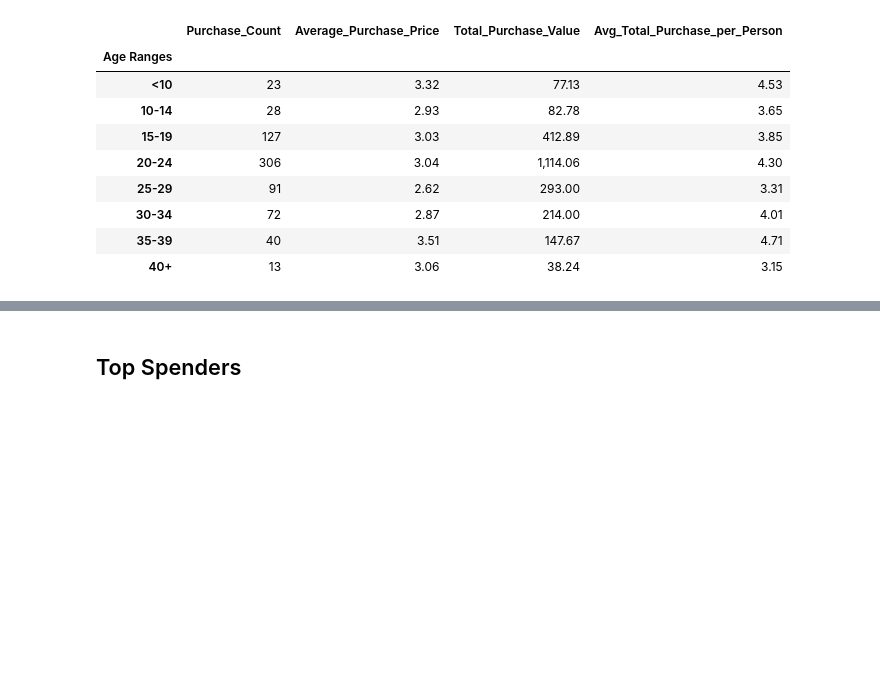
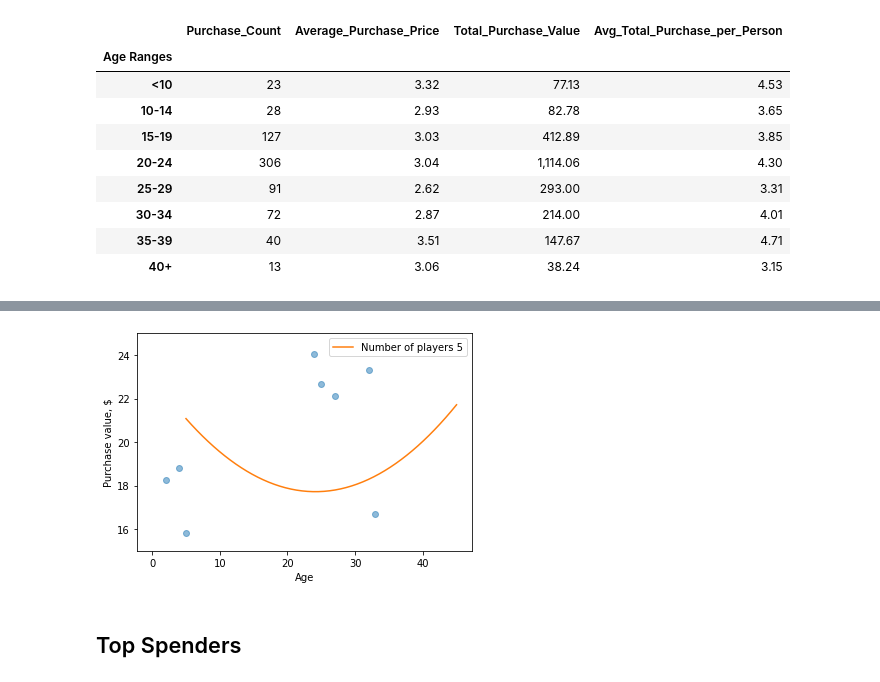
Before and after one commit to OlegRyzhkov2020/pandas-challenge, a Jupyter notebook: HeroesOfPymoli/HeroesOfPymoli_starter.ipynb, the cells around one changed output, grey strips where cells are left out. Drawn from its saved outputs; the diff is of its cells as text; code cells hidden in the pictures; blank space fills up the shorter version.

```diff
--- a/HeroesOfPymoli/HeroesOfPymoli_starter.ipynb
+++ b/HeroesOfPymoli/HeroesOfPymoli_starter.ipynb
@@ -88,17 +103,13 @@ Text(0.5, 1.0, 'Number of players over age')
 # %%
 #Binning
-age_df=age_df.reset_index()
-
 group_names = ["<10", "10-14", "15-19", "20-24","25-29","30-34","35-39","40+"]
 bins = [0,10,15,20,25,30,35,40,46]
 age_df["Age Ranges"] = pd.cut(age_df["Age"], bins=bins,right = False, labels=group_names)
-age_df
-
-age_df = age_df.groupby("Age Ranges").agg(Purchase_Count = ('Number_of_Unique_Items', 'sum'),
+age_sum_df = age_df.groupby("Age Ranges").agg(Purchase_Count = ('Number_of_Unique_Items', 'sum'),
                                           Average_Purchase_Price = ('Average_Price_USD','mean'),
-                                          Total_Purchase_Value =('Revenue_USD', 'sum'),
-                                          Avg_Total_Purchase_per_Person = ('Revenue_per_Person', 'mean'))
-age_df
+                                          Total_Purchase_Value =('Purchase_Value_USD', 'sum'),
+                                          Avg_Total_Purchase_per_Person = ('Purchase_Value_per_Person', 'mean'))
+age_sum_df
 # %% [output]
 |  | Purchase_Count | Average_Purchase_Price | Total_Purchase_Value | Avg_Total_Purchase_per_Person |
 | Age Ranges |  |  |  |  |
@@ -113,3 +128,32 @@ age_df
+# %%
+# Extract the actual data
+real_purchase = age_df['Purchase_Value_USD']
+age_df['Age_2']= age_df['Age']**2
+age_df['Number_of_Players_2']= age_df['Number_of_Players']**2
+results = smf.ols('real_purchase ~ Age + Age_2 + Number_of_Players + Number_of_Players_2', data=age_df).fit()
+
+# Make the Prediction DataSet
+predict_df = pd.DataFrame()
+predict_df['Age'] = np.linspace(5, 45)
+predict_df['Number_of_Players'] = 5
+predict_df['Number_of_Players_2'] = predict_df['Number_of_Players']**2
+predict_df['Age_2'] = predict_df['Age']**2
+
+# Plot mean Purchase value in each age group
+plt.clf()
+plt.plot(real_purchase,'o', alpha=0.5)
+
+# Generate and plot the predictions
+pred = results.predict(predict_df)
+plt.plot(predict_df['Age'], pred, label='Number of players 5')
+plt.legend()
+plt.xlabel('Age')
+plt.ylabel('Purchase value, $')
+plt.ylim([15, 25])
+# plt.xlim([0, 40])
+plt.show()
+# %% [output]
+[figure, added]
 # %% [markdown]
 ## Top Spenders
 # %%
```
Also changed, not shown: parts of 12 cells of this notebook, 7 other files.
